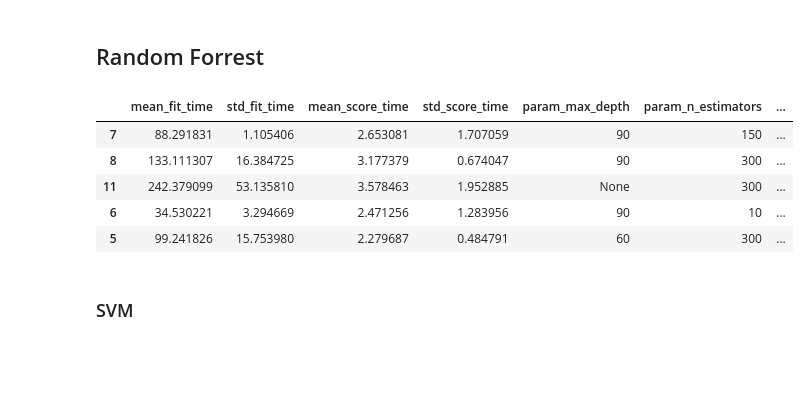
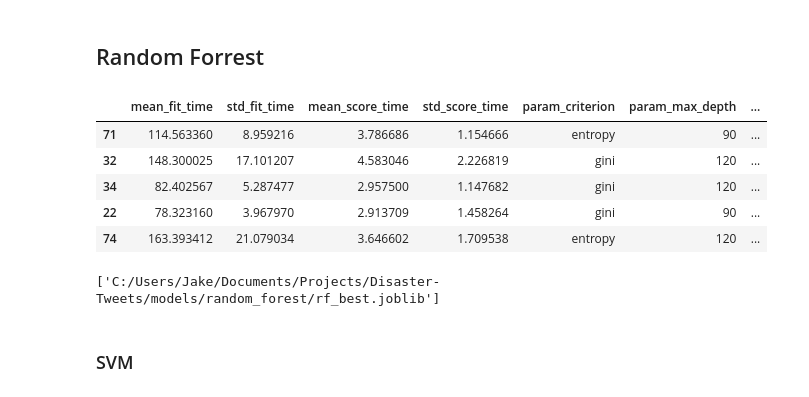
Before and after one commit to tjwhalenUVA/Disaster-Tweets, a Jupyter notebook: Classifying Disaster Tweets.ipynb, the cells around one changed output. Cells and saved outputs as stored; diff of their text form; code cells hidden in the pictures; blank space fills up the shorter version.

Commit message:
Updates to code for saving models using joblib

```diff
--- a/Classifying Disaster Tweets.ipynb
+++ b/Classifying Disaster Tweets.ipynb
@@ -153,15 +154,27 @@ from sklearn.model_selection import GridSearchCV
 # %%
 rf = RandomForestClassifier(n_jobs=-1)
 param = {'n_estimators': [10, 150, 300],
-        'max_depth': [30, 60, 90, None]}
+        'max_depth': [30, 60, 90, 120, None],
+        'criterion': ['gini', 'entropy'],
+        'min_samples_split': [2, 10, 20]}
 
 gs = GridSearchCV(rf, param, cv=5, n_jobs=-1)
 gs_fit = gs.fit(X_features, train['target'])
-pd.DataFrame(gs_fit.cv_results_).sort_values('mean_test_score', ascending=False)[0:5]
+rf_gs_results = pd.DataFrame(gs_fit.cv_results_).sort_values('mean_test_score', ascending=False)
+rf_gs_results[0:5]
 # %% [output]
-|  | mean_fit_time | std_fit_time | mean_score_time | std_score_time | param_max_depth | param_n_estimators | ... |
-| 7 | 88.291831 | 1.105406 | 2.653081 | 1.707059 | 90 | 150 | ... |
-| 8 | 133.111307 | 16.384725 | 3.177379 | 0.674047 | 90 | 300 | ... |
-| 11 | 242.379099 | 53.135810 | 3.578463 | 1.952885 | None | 300 | ... |
-| 6 | 34.530221 | 3.294669 | 2.471256 | 1.283956 | 90 | 10 | ... |
-| 5 | 99.241826 | 15.753980 | 2.279687 | 0.484791 | 60 | 300 | ... |
+|  | mean_fit_time | std_fit_time | mean_score_time | std_score_time | param_criterion | param_max_depth | ... |
+| 71 | 114.563360 | 8.959216 | 3.786686 | 1.154666 | entropy | 90 | ... |
+| 32 | 148.300025 | 17.101207 | 4.583046 | 2.226819 | gini | 120 | ... |
+| 34 | 82.402567 | 5.287477 | 2.957500 | 1.147682 | gini | 120 | ... |
+| 22 | 78.323160 | 3.967970 | 2.913709 | 1.458264 | gini | 90 | ... |
+| 74 | 163.393412 | 21.079034 | 3.646602 | 1.709538 | entropy | 120 | ... |
+# %%
+rf_model_dir = 'C:/Users/Jake/Documents/Projects/Disaster-Tweets/models/random_forest'
+
+rf_gs_results = pd.DataFrame(gs_fit.cv_results_).sort_values('mean_test_score', ascending=False)
+rf_gs_results.to_excel(rf_model_dir + '/rf_gs_results.xlsx', index=False)
+
+dump(gs_fit.best_estimator_, rf_model_dir + '/rf_best.joblib')
+# %% [output]
+['C:/Users/Jake/Documents/Projects/Disaster-Tweets/models/random_forest/rf_best.joblib']
```
Also changed, not shown: parts of 3 cells of this notebook.
